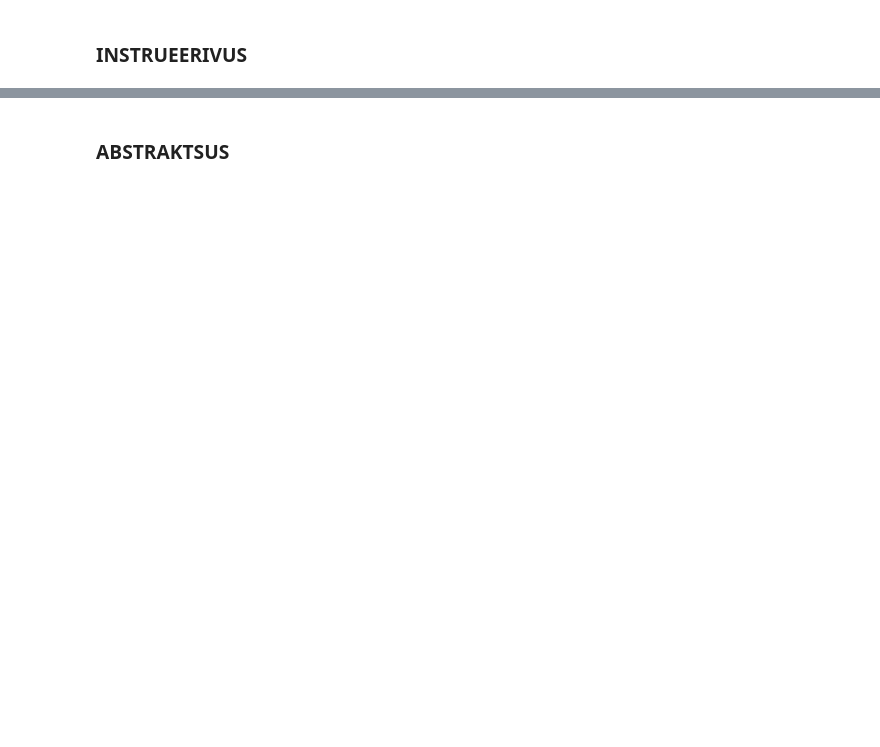
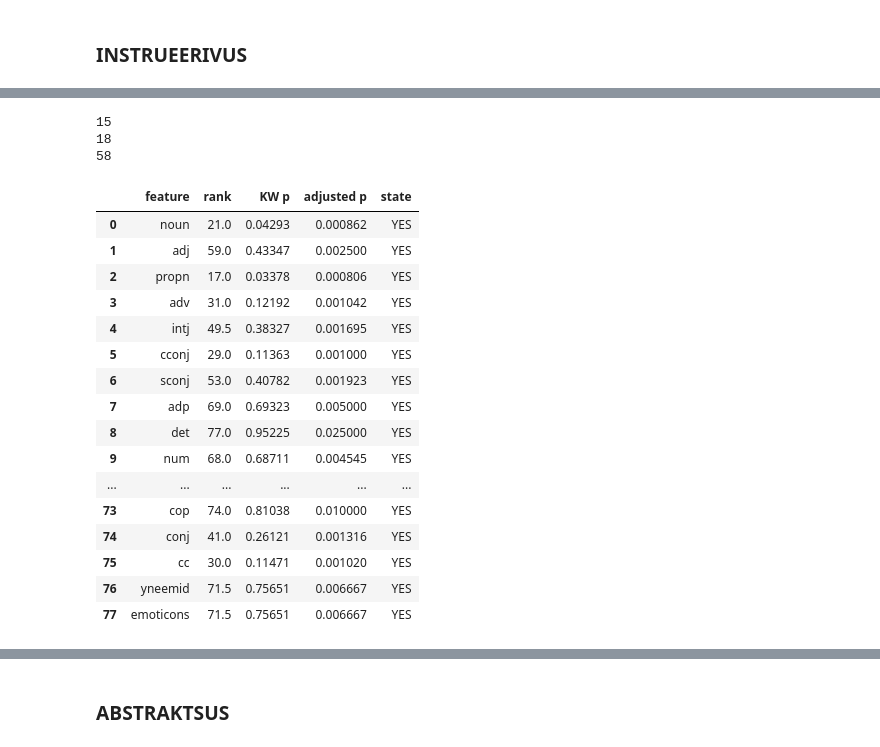
Before and after one commit to kristiinavaik/limesurvey_data, a Jupyter notebook: eesti_analyys/get_statistics.ipynb, the cells around one changed output, grey strips where cells are left out. Cells and saved outputs as stored; diff of their text form; code cells hidden in the pictures; blank space fills up the shorter version.

```diff
--- a/eesti_analyys/get_statistics.ipynb
+++ b/eesti_analyys/get_statistics.ipynb
@@ -47,0 +40,5 @@ def per_dimension(strong, weak, not_present, alfa):
+# %%
+def calculate_hb(rank):
+    # holm-bonferroni meetodil p väärtuse korrigeerimine
+    adjusted_p = 0.05 / (78 - rank + 1)
+    return adjusted_p
@@ -74,0 +78,7 @@ def create_array(data):
+# %%
+def generate_df(strong_array, weak_array, notpres_array):
+    # Kruskal Wallise väljund
+    f_statistic, p_value = stats.f_oneway(strong_array, weak_array, notpres_array)
+    feature_data = get_relevant_features(f_statistic, p_value)
+
+    return feature_data, pd.DataFrame(feature_data, columns =['feature', 'rank', 'KW p', 'adjusted p', 'state'])
@@ -79,12 +109,4 @@ def create_array(data):
 # %%
-a = 0.05
-strong = get_data('dimensioonide_grupid/inst/inst_strong.csv')
-strong_array = create_array(strong)
-
-weak = get_data('dimensioonide_grupid/inst/inst_weak.csv')
-weak_array = create_array(weak)
-
-notpres = get_data('dimensioonide_grupid/inst/inst_not_present.csv')
-notpres_array = create_array(notpres)
-
-pos_feats = per_dimension(strong_array, weak_array, notpres_array, a)
+f1 = 'dimensioonide_grupid/inst/inst_strong.csv'
+f2 = 'dimensioonide_grupid/inst/inst_weak.csv'
+f3 = 'dimensioonide_grupid/inst/inst_not_present.csv'
@@ -130,0 +113,34 @@ PROPN
+# %%
+# kruskall Wallise sisendid (kolm gruppi)
+strong = get_data(f1)
+weak = get_data(f2)
+notpres = get_data(f3)
+
+print(len(strong))
+print(len(weak))
+print(len(notpres))
+
+feature_data, df = generate_df(create_array(strong), create_array(weak), create_array(notpres))
+with pd.option_context('display.max_rows', None, 'display.max_columns', None):
+    display(df)
+# %% [output]
+15
+18
+58
+|  | feature | rank | KW p | adjusted p | state |
+| 0 | noun | 21.0 | 0.04293 | 0.000862 | YES |
+| 1 | adj | 59.0 | 0.43347 | 0.002500 | YES |
+| 2 | propn | 17.0 | 0.03378 | 0.000806 | YES |
+| 3 | adv | 31.0 | 0.12192 | 0.001042 | YES |
+| 4 | intj | 49.5 | 0.38327 | 0.001695 | YES |
+| 5 | cconj | 29.0 | 0.11363 | 0.001000 | YES |
+| 6 | sconj | 53.0 | 0.40782 | 0.001923 | YES |
+| 7 | adp | 69.0 | 0.69323 | 0.005000 | YES |
+| 8 | det | 77.0 | 0.95225 | 0.025000 | YES |
+| 9 | num | 68.0 | 0.68711 | 0.004545 | YES |
+| ... | ... | ... | ... | ... | ... |
+| 73 | cop | 74.0 | 0.81038 | 0.010000 | YES |
+| 74 | conj | 41.0 | 0.26121 | 0.001316 | YES |
+| 75 | cc | 30.0 | 0.11471 | 0.001020 | YES |
+| 76 | yneemid | 71.5 | 0.75651 | 0.006667 | YES |
+| 77 | emoticons | 71.5 | 0.75651 | 0.006667 | YES |
```
Also changed, not shown: parts of 65 cells of this notebook.
